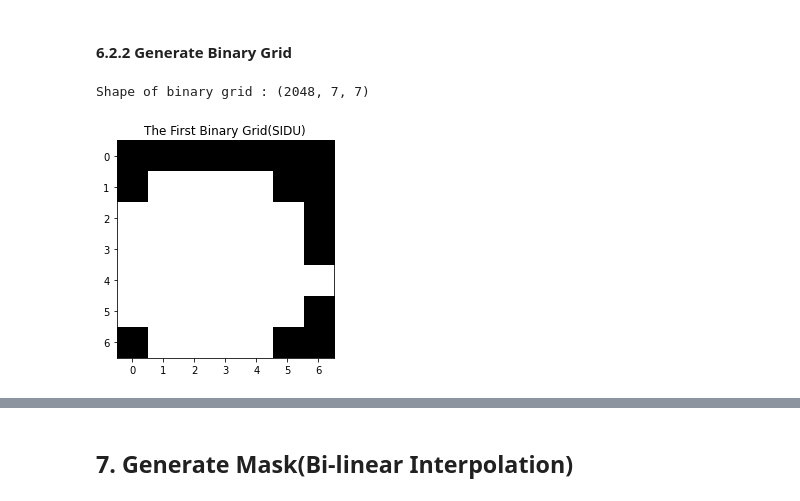
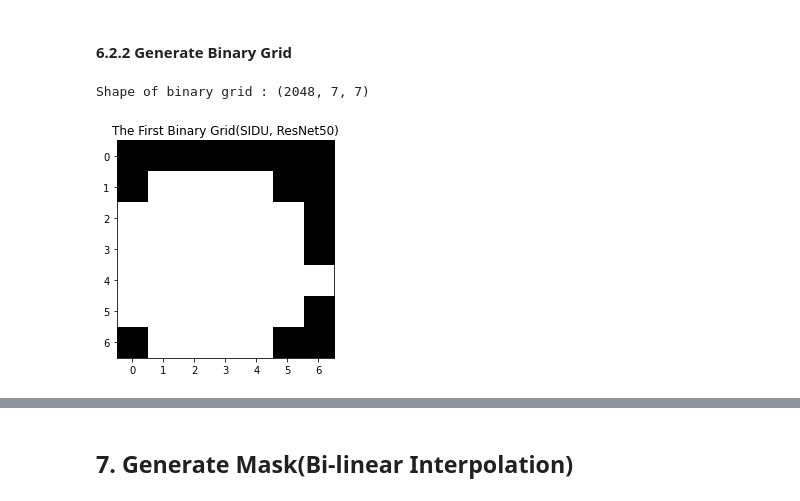
Before and after one commit to deshanchathusanka/abuses-biases-blessing-of-data, a Jupyter notebook: research/SIDU.ipynb, the cells around one changed output, grey strips where cells are left out. Saved outputs shown, nothing was run; the diff lists cells and outputs as text; code cells hidden in the pictures.

```diff
--- a/research/SIDU.ipynb
+++ b/research/SIDU.ipynb
@@ -72,7 +72,7 @@ INPUT_SIZE = (IMG_HEIGHT, IMG_WIDTH)
 INPUT_SHAPE = (IMG_HEIGHT, IMG_WIDTH, CHANNEL)
 
 ####################### Testing ##############################
-image_path = 'google_images/castle.jpg'
+image_path = 'test_images/castle.jpg'
 img, processed_image = load_img(path = image_path, input_size = (IMG_HEIGHT, IMG_WIDTH))
 print(f'Shape of Processed Image : {processed_image.shape}')
 
@@ -167,25 +225,27 @@ Shape of feature activation grid : (2048, 7, 7)
 # %% [markdown]
 <h4>6.2.2 Generate Binary Grid</h4>
 # %%
+########################### SIDU : RESNET-50 ######################################
+
 N = len(grid_sidu) ## 2048
 binary_grid_sidu = np.empty((N, 7, 7)) ## (2048, 7, 7) = empty array
 
 for i in tqdm(range(N), desc='Generating masks'): ## Progress bar
   """extracting the each feature maps of last convlution layer """
   conv_out = last_conv_output[:,:,i] ## (7, 7) Pixel values
 
   """converting last convlayer to binary mask"""
   conv_out = conv_out > 0.1 ## (7, 7) Boolean values
   conv_out = conv_out.astype('float32') ## (7, 7) Binary values
   binary_grid_sidu[i,:, :] = conv_out
 
 ############### View one feature activation grid ###############
 print(f'Shape of binary grid : {binary_grid_sidu.shape}')
 plt.figure()
-plt.title(label = 'The First Binary Grid(SIDU)')
+plt.title(label = 'The First Binary Grid(SIDU, ResNet50)')
 plt.imshow(binary_grid_sidu[0])
 
 plt.show()
 # %% [output]
 Shape of binary grid : (2048, 7, 7)
-[figure, old version]
+[figure, new version]
```
Also changed, not shown: parts of 25 cells of this notebook.
